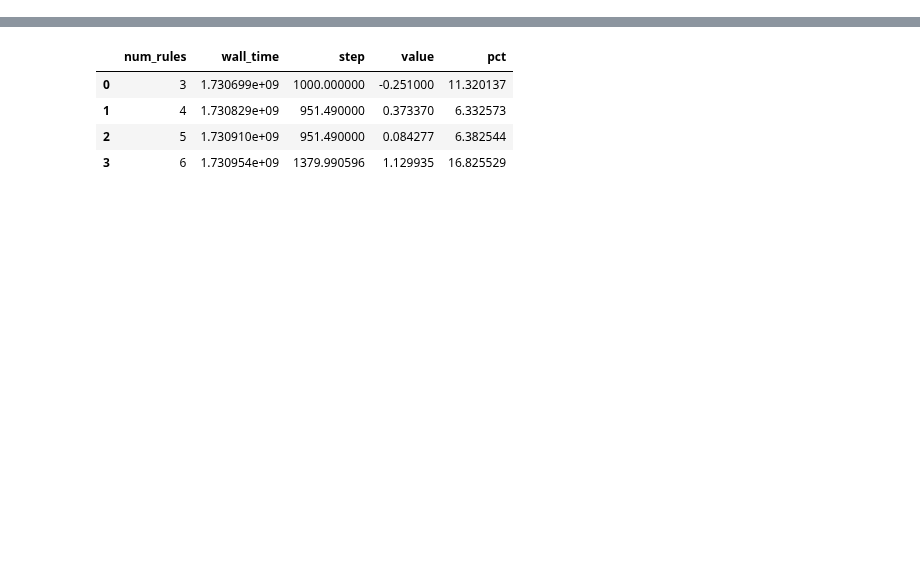
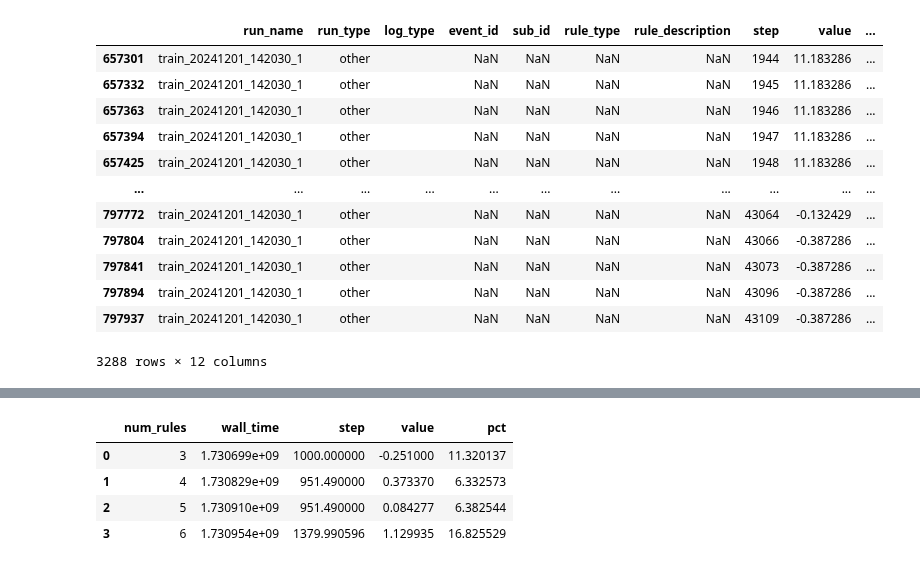
Before and after one commit to sapirani/GreenSecurityMeasurementAndOptimizationFramework, a Jupyter notebook: SplunkResearch/src/result_analysis.ipynb, the cells around one changed output, grey strips where cells are left out. Drawn from its saved outputs; the diff is of its cells as text; code cells hidden in the pictures; blank space fills up the shorter version.

```diff
--- a/SplunkResearch/src/result_analysis.ipynb
+++ b/SplunkResearch/src/result_analysis.ipynb
@@ -37,0 +219,19 @@ after_duration_df
+# %%
+episodic_policy = df[df['run_type'] == 'episodic_policy']
+duration_gap = df[df['tag'] == 'train/duration_gap']
+# %%
+duration_gap
+# %% [output]
+|  | run_name | run_type | log_type | event_id | sub_id | rule_type | rule_description | step | value | ... |
+| 657301 | train_20241201_142030_1 | other |  | NaN | NaN | NaN | NaN | 1944 | 11.183286 | ... |
+| 657332 | train_20241201_142030_1 | other |  | NaN | NaN | NaN | NaN | 1945 | 11.183286 | ... |
+| 657363 | train_20241201_142030_1 | other |  | NaN | NaN | NaN | NaN | 1946 | 11.183286 | ... |
+| 657394 | train_20241201_142030_1 | other |  | NaN | NaN | NaN | NaN | 1947 | 11.183286 | ... |
+| 657425 | train_20241201_142030_1 | other |  | NaN | NaN | NaN | NaN | 1948 | 11.183286 | ... |
+| ... | ... | ... | ... | ... | ... | ... | ... | ... | ... | ... |
+| 797772 | train_20241201_142030_1 | other |  | NaN | NaN | NaN | NaN | 43064 | -0.132429 | ... |
+| 797804 | train_20241201_142030_1 | other |  | NaN | NaN | NaN | NaN | 43066 | -0.387286 | ... |
+| 797841 | train_20241201_142030_1 | other |  | NaN | NaN | NaN | NaN | 43073 | -0.387286 | ... |
+| 797894 | train_20241201_142030_1 | other |  | NaN | NaN | NaN | NaN | 43096 | -0.387286 | ... |
+| 797937 | train_20241201_142030_1 | other |  | NaN | NaN | NaN | NaN | 43109 | -0.387286 | ... |
+3288 rows × 12 columns
```
Also changed, not shown: parts of 14 cells of this notebook, 14 other files.
